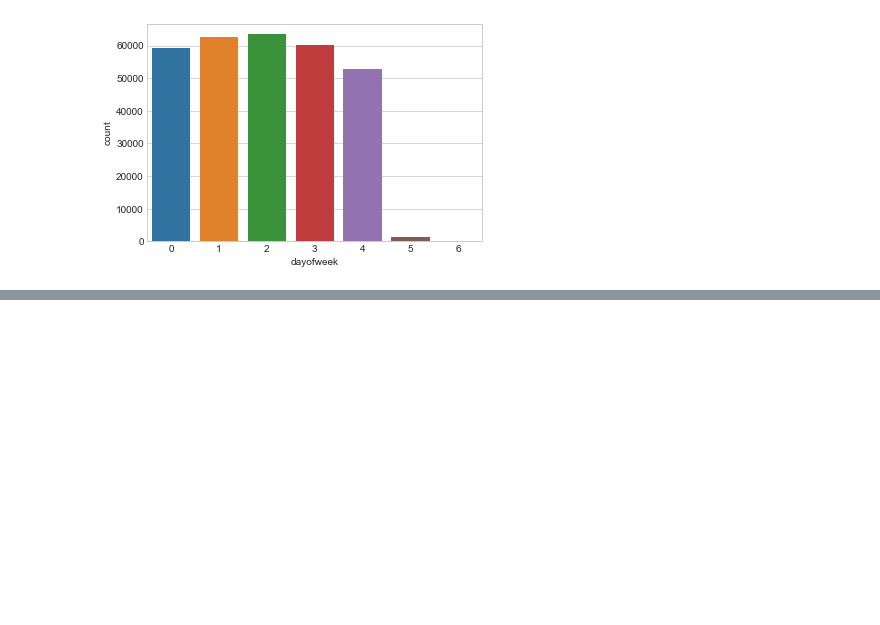
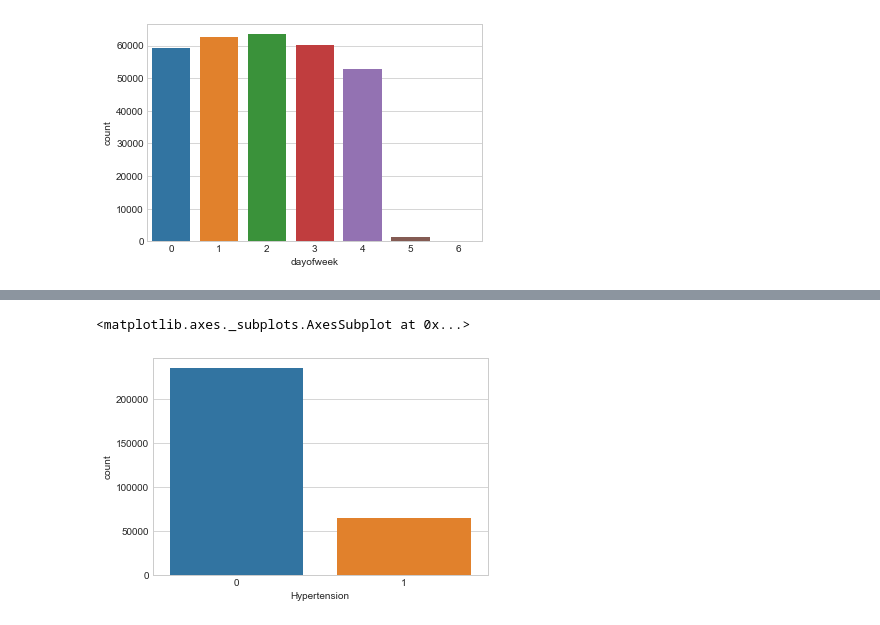
Before and after one commit to Napat/ml_predict_patient_noshow_appointment, a Jupyter notebook: SmartHospital_noShowDetector-300k.ipynb, the cells around one changed output, grey strips where cells are left out. Saved outputs shown, nothing was run; the diff lists cells and outputs as text; code cells hidden in the pictures; blank space fills up the shorter version.

```diff
--- a/SmartHospital_noShowDetector-300k.ipynb
+++ b/SmartHospital_noShowDetector-300k.ipynb
@@ -336,0 +312,5 @@ sns.countplot(x="dayofweek", data=noshows_data)
+# %%
+sns.countplot(x="Hypertension", data=noshows_data)
+# %% [output]
+<matplotlib.axes._subplots.AxesSubplot at 0x...>
+[figure, added]
```
Also changed, not shown: parts of 46 cells of this notebook.
